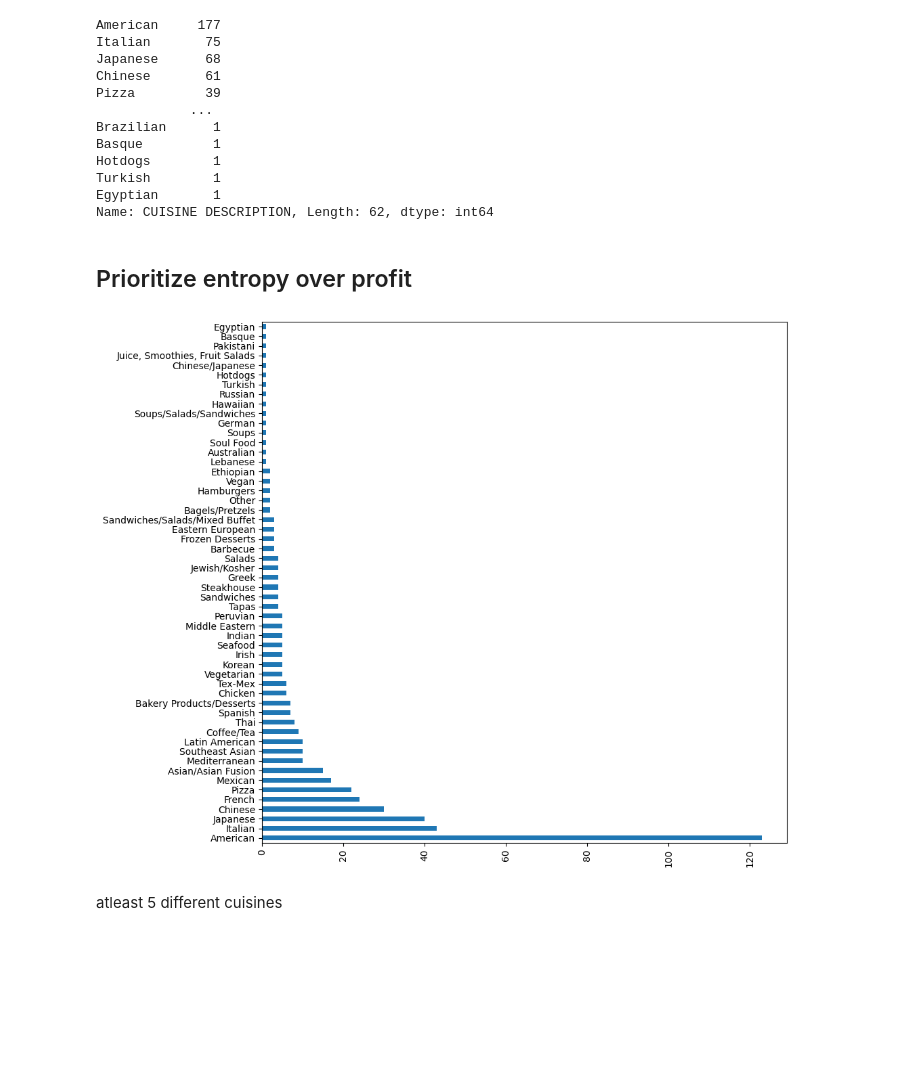
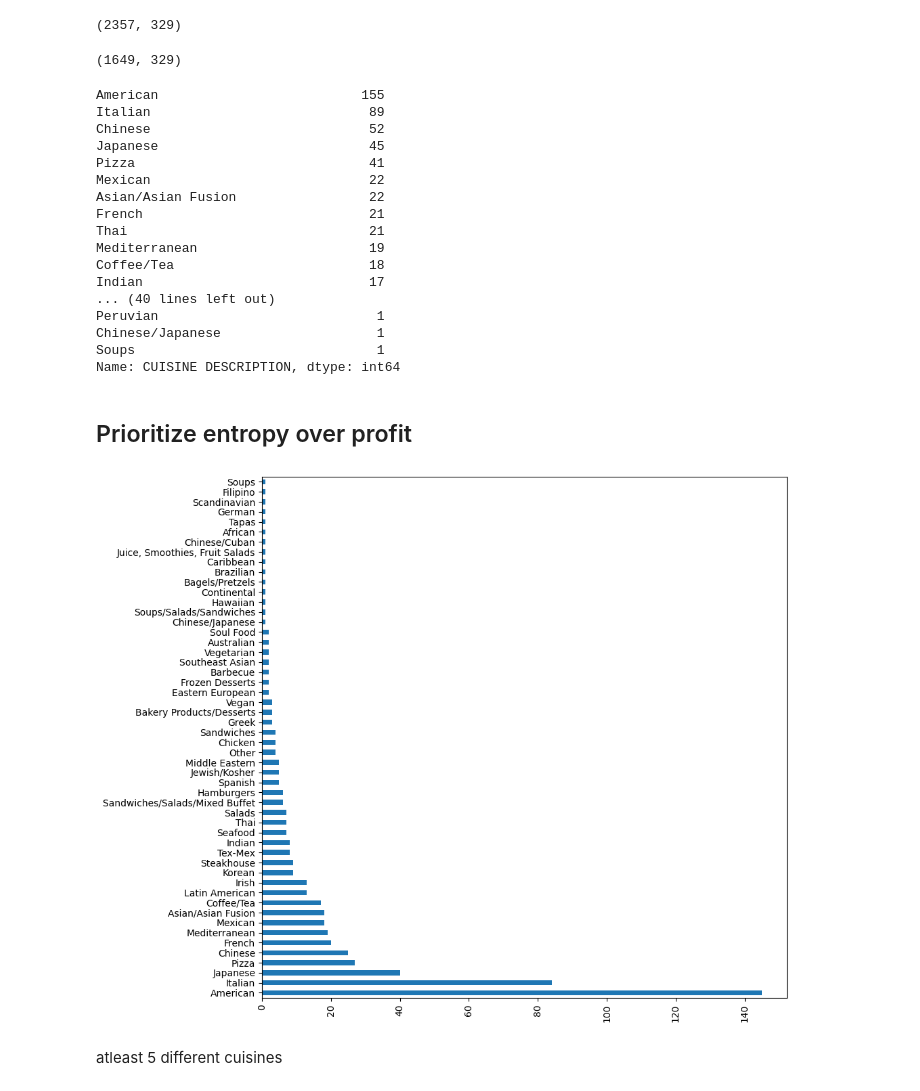
Before and after one commit to krishnakartik1/dsb-spring2023-yelp, a Jupyter notebook: ai_inference.ipynb, the cells around one changed output. Cells and saved outputs as stored; diff of their text form; code cells hidden in the pictures; blank space fills up the shorter version.

```diff
--- a/ai_inference.ipynb
+++ b/ai_inference.ipynb
@@ -86,18 +54,41 @@ df_latest['pred_profit']  = df_latest['pred_score']*selected_successful_benefit
+# %%
+df_older_val['pred_score'] = y_val_pred
+df_older_val['pred_profit']  = df_older_val['pred_score']*selected_successful_benefit - (1-df_older_val['pred_score'])*selected_unsuccessful_cost
+# %%
+df_older_train['pred_score'] = df_older_train['combined_score']
+df_older_train['pred_profit']  = df_older_train['pred_score']*selected_successful_benefit - (1-df_older_train['pred_score'])*selected_unsuccessful_cost
+# %%
+df_older = pd.concat([df_older_train,df_older_val],axis=0)
+# %%
+df_older_train, df_older_val = train_test_split(df_older, test_size = 0.3, random_state = 42)
+# %%
+df_older.shape
+# %% [output]
+(2357, 329)
+# %%
+df_older_train.shape
+# %% [output]
+(1649, 329)
 # %%
-df_latest['CUISINE DESCRIPTION'].value_counts()
+df_older_val['CUISINE DESCRIPTION'].value_counts()
 # %% [output]
-American     177
-Italian       75
-Japanese      68
-Chinese       61
-Pizza         39
-            ...
-Brazilian      1
-Basque         1
-Hotdogs        1
-Turkish        1
-Egyptian       1
-Name: CUISINE DESCRIPTION, Length: 62, dtype: int64
+American                          155
+Italian                            89
+Chinese                            52
+Japanese                           45
+Pizza                              41
+Mexican                            22
+Asian/Asian Fusion                 22
+French                             21
+Thai                               21
+Mediterranean                      19
+Coffee/Tea                         18
+Indian                             17
+... (40 lines left out)
+Peruvian                            1
+Chinese/Japanese                    1
+Soups                               1
+Name: CUISINE DESCRIPTION, dtype: int64
 # %%
 def restaurant_cuisine_entropy(cuisines):
     cuisine_counts = cuisines.value_counts()
@@ -107,11 +98,11 @@ def restaurant_cuisine_entropy(cuisines):
 ## Prioritize entropy over profit
 # %%
 fig, ax = plt.subplots(figsize=(10,10))
-df_latest.loc[df_latest['pred_score']>0.5,'CUISINE DESCRIPTION'].value_counts().plot(kind='barh')
+df_older_val.loc[df_older_val['pred_score']>0.5,'CUISINE DESCRIPTION'].value_counts().plot(kind='barh')
 plt.xticks(rotation=90)
 plt.show()
 # %% [output]
-[figure, old version]
+[figure, new version]
 # %%
 # cuisine_counts = df_latest.groupby('CUISINE DESCRIPTION')['CUISINE DESCRIPTION'].count().sort_values(ascending=False).to_dict()
 # cuisine_counts
```
Also changed, not shown: parts of 63 cells of this notebook.
